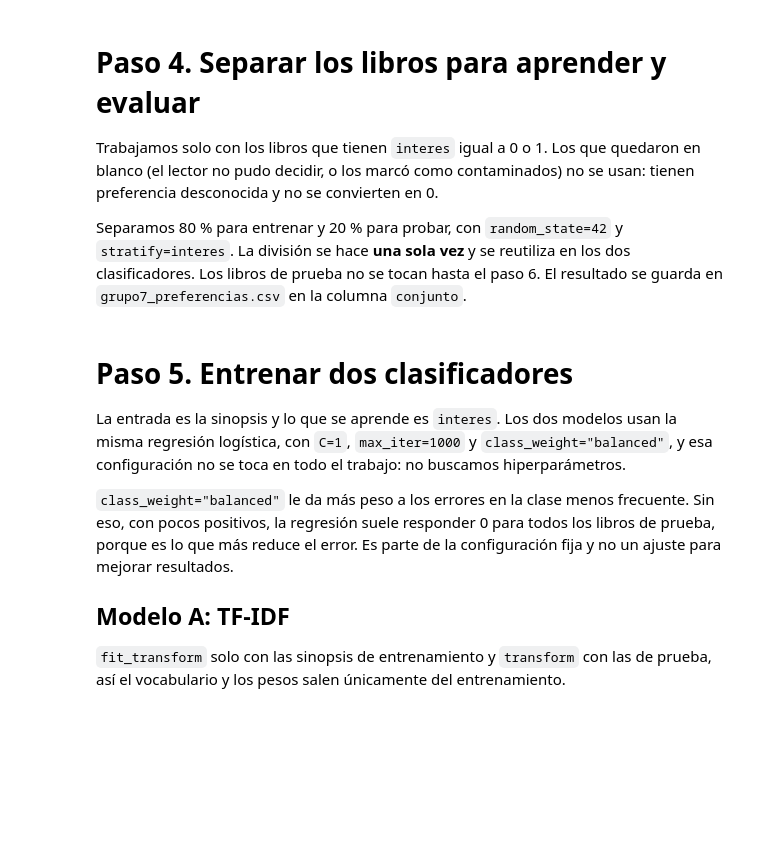
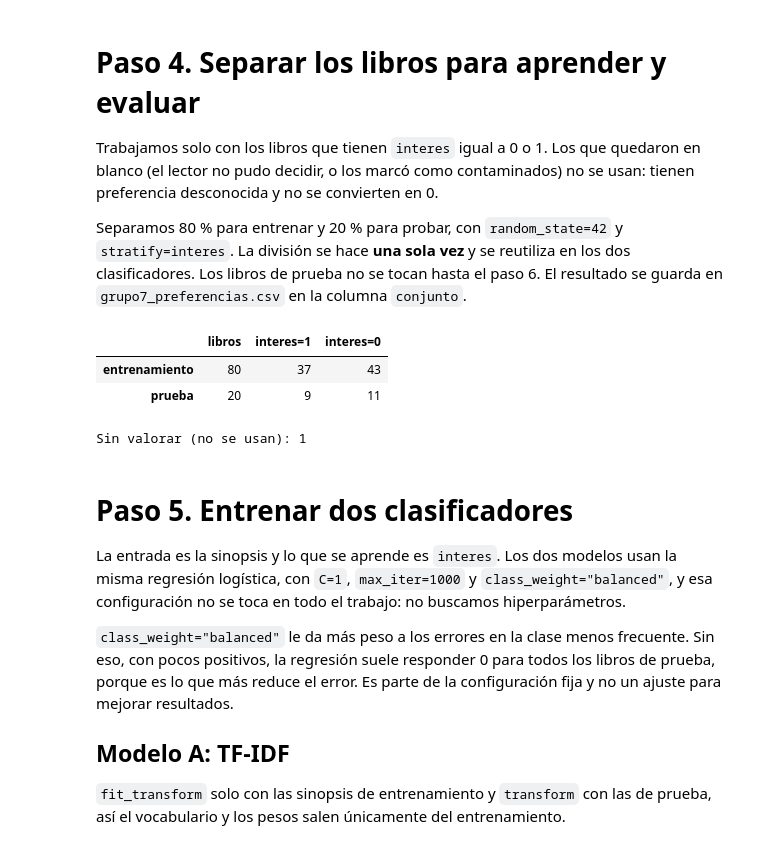
Before and after one commit to valentinocivetta04/PLN_Grupo7_Civetta_Fucci_Frank_Winter, a Jupyter notebook: tp3/TP3_Civetta_Frank_Fucci_Winter.ipynb, the cells around one changed output. Saved outputs shown, nothing was run; the diff lists cells and outputs as text; code cells hidden in the pictures; blank space fills up the shorter version.

```diff
--- a/tp3/TP3_Civetta_Frank_Fucci_Winter.ipynb
+++ b/tp3/TP3_Civetta_Frank_Fucci_Winter.ipynb
@@ -683,31 +930,36 @@ Trabajamos solo con los libros que tienen `interes` igual a 0 o 1. Los que queda
 
 Separamos 80 % para entrenar y 20 % para probar, con `random_state=42` y `stratify=interes`. La división se hace **una sola vez** y se reutiliza en los dos clasificadores. Los libros de prueba no se tocan hasta el paso 6. El resultado se guarda en `grupo7_preferencias.csv` en la columna `conjunto`.
 # %%
-ARCH_PREF = RUTA + "grupo7_preferencias.csv"
+ARCH_PREF = ENTREGA + "grupo7_preferencias.csv"
 
 prefs = pd.read_csv(ARCH_PREF, keep_default_na=False)
 prefs["interes"] = pd.to_numeric(prefs["interes"], errors="coerce")      # el vacio pasa a NaN
 validas = prefs.dropna(subset=["interes"]).copy()
 validas["interes"] = validas["interes"].astype(int)
 
 entrenamiento, prueba_pref = train_test_split(
     validas, test_size=0.2, random_state=SEMILLA, stratify=validas["interes"])
 
 # guardamos a cual conjunto pertenece cada libro (las abstenciones quedan con conjunto vacio)
 asignacion = {s: "entrenamiento" for s in entrenamiento["slug"]}
 asignacion.update({s: "prueba" for s in prueba_pref["slug"]})
 prefs["conjunto"] = prefs["slug"].map(asignacion).fillna("")
 prefs["interes"] = prefs["interes"].astype("Int64")                      # 1, 0 o vacio, sin decimales
 prefs[["slug", "title", "synopsis", "interes", "conjunto"]].to_csv(ARCH_PREF, index=False)
 
 assert not set(entrenamiento["slug"]) & set(prueba_pref["slug"])         # ningun libro en los dos conjuntos
 resumen_div = pd.DataFrame({
     "libros": [len(entrenamiento), len(prueba_pref)],
     "interes=1": [int((entrenamiento["interes"] == 1).sum()), int((prueba_pref["interes"] == 1).sum())],
     "interes=0": [int((entrenamiento["interes"] == 0).sum()), int((prueba_pref["interes"] == 0).sum())],
 }, index=["entrenamiento", "prueba"])
 display(resumen_div)
 print("Sin valorar (no se usan):", int(prefs["interes"].isna().sum()))
+# %% [output]
+|  | libros | interes=1 | interes=0 |
+| entrenamiento | 80 | 37 | 43 |
+| prueba | 20 | 9 | 11 |
+Sin valorar (no se usan): 1
 # %% [markdown]
 # Paso 5. Entrenar dos clasificadores
 
```
Also changed, not shown: parts of 53 cells of this notebook, 3 other files.
